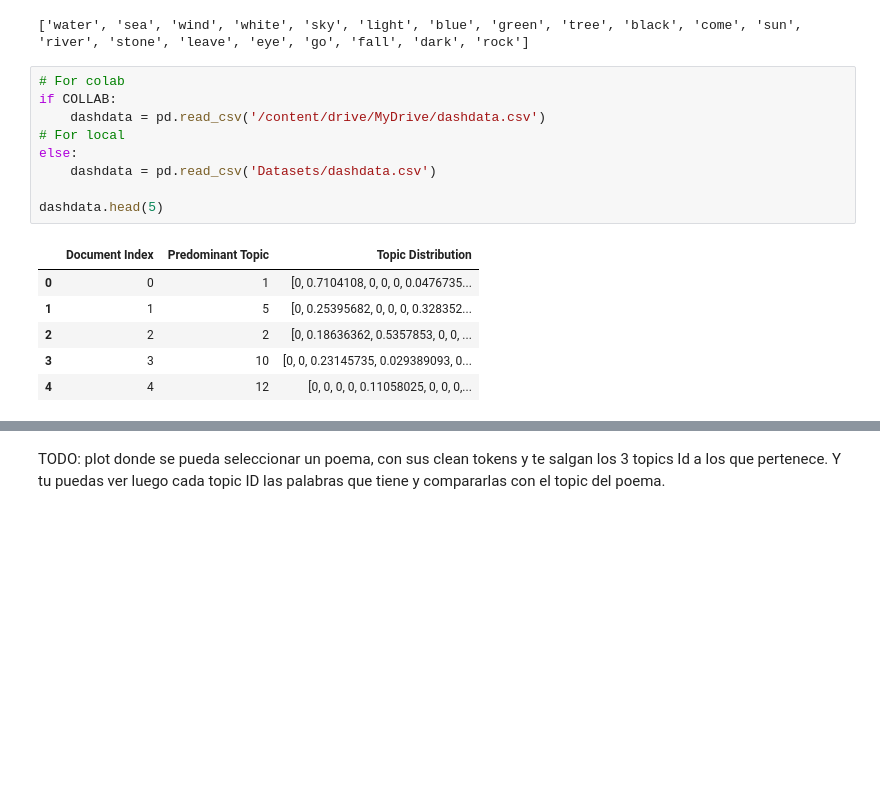
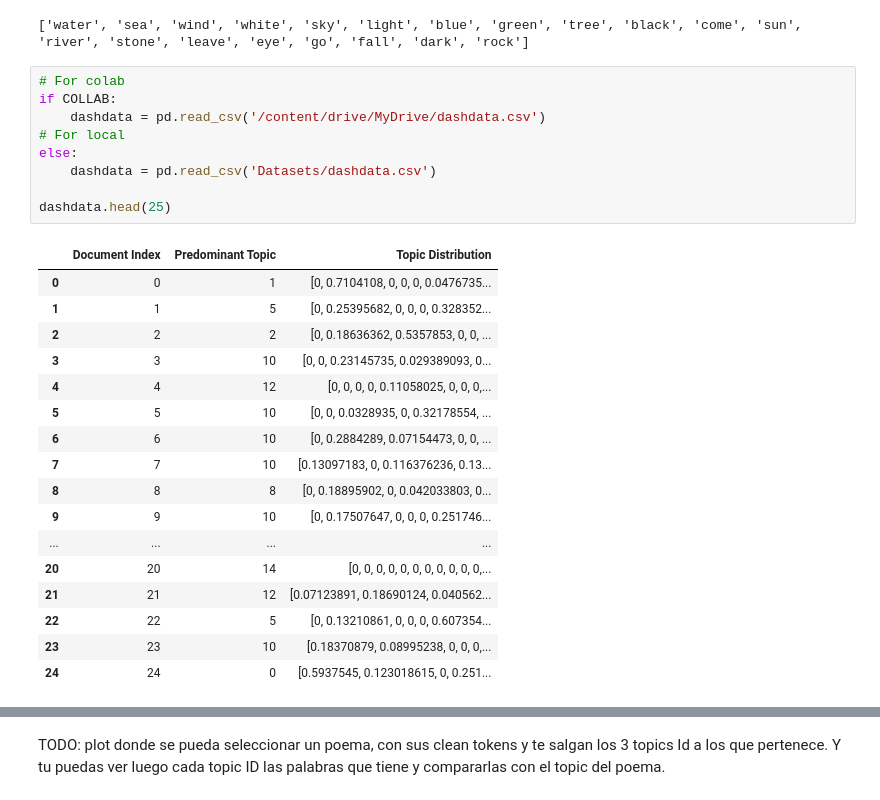
Before and after one commit to danitoribio/NLP-classification-poems, a Jupyter notebook: Dashboard.ipynb, the cells around one changed output, grey strips where cells are left out. Cells and saved outputs as stored; diff of their text form; blank space fills up the shorter version.

```diff
--- a/Dashboard.ipynb
+++ b/Dashboard.ipynb
@@ -67,16 +70,27 @@ print(topic_df["Topics"][1])
 # %%
 # For colab
 if COLLAB:
     dashdata = pd.read_csv('/content/drive/MyDrive/dashdata.csv')
 # For local
 else:
     dashdata = pd.read_csv('Datasets/dashdata.csv')
 
-dashdata.head(5)
+dashdata.head(25)
 # %% [output]
 |  | Document Index | Predominant Topic | Topic Distribution |
 | 0 | 0 | 1 | [0, 0.7104108, 0, 0, 0, 0.0476735... |
 | 1 | 1 | 5 | [0, 0.25395682, 0, 0, 0, 0.328352... |
 | 2 | 2 | 2 | [0, 0.18636362, 0.5357853, 0, 0, ... |
 | 3 | 3 | 10 | [0, 0, 0.23145735, 0.029389093, 0... |
 | 4 | 4 | 12 | [0, 0, 0, 0, 0.11058025, 0, 0, 0,... |
+| 5 | 5 | 10 | [0, 0, 0.0328935, 0, 0.32178554, ... |
+| 6 | 6 | 10 | [0, 0.2884289, 0.07154473, 0, 0, ... |
+| 7 | 7 | 10 | [0.13097183, 0, 0.116376236, 0.13... |
+| 8 | 8 | 8 | [0, 0.18895902, 0, 0.042033803, 0... |
+| 9 | 9 | 10 | [0, 0.17507647, 0, 0, 0, 0.251746... |
+| ... | ... | ... | ... |
+| 20 | 20 | 14 | [0, 0, 0, 0, 0, 0, 0, 0, 0, 0, 0,... |
+| 21 | 21 | 12 | [0.07123891, 0.18690124, 0.040562... |
+| 22 | 22 | 5 | [0, 0.13210861, 0, 0, 0, 0.607354... |
+| 23 | 23 | 10 | [0.18370879, 0.08995238, 0, 0, 0,... |
+| 24 | 24 | 0 | [0.5937545, 0.123018615, 0, 0.251... |
```
Also changed, not shown: parts of 16 cells of this notebook.
